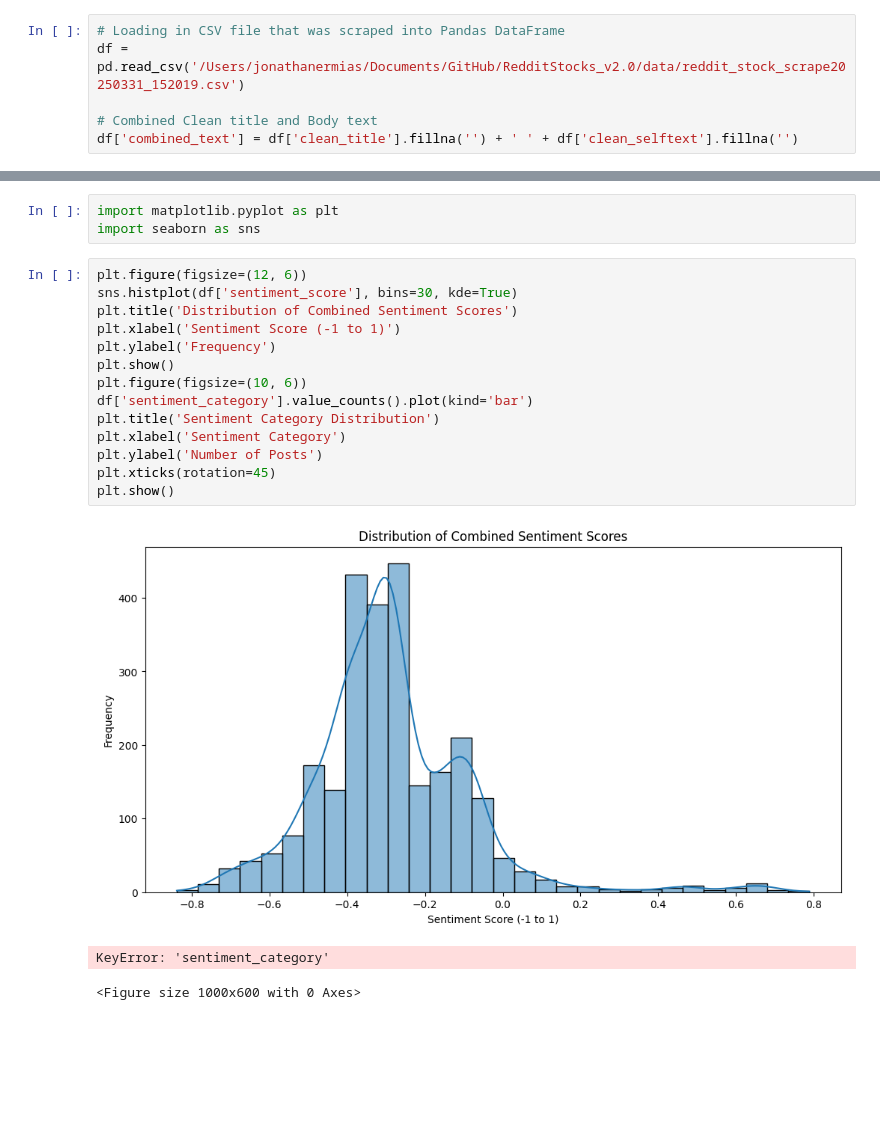
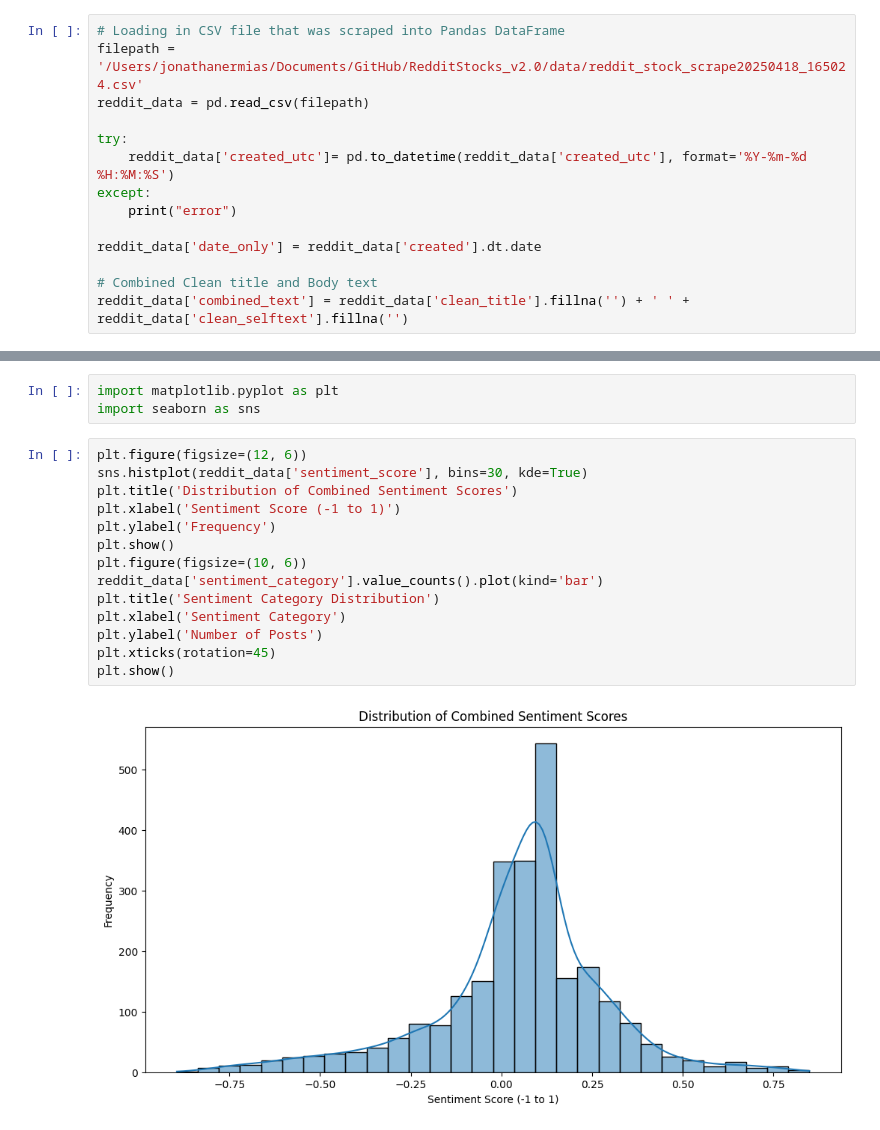
Before and after one commit to jonathanermias/RedditStocks_v2.0, a Jupyter notebook: app/VaderBertAnalysis.ipynb, the cells around one changed output, grey strips where cells are left out. Saved outputs shown, nothing was run; the diff lists cells and outputs as text; blank space fills up the shorter version.

```diff
--- a/app/VaderBertAnalysis.ipynb
+++ b/app/VaderBertAnalysis.ipynb
@@ -19,7 +19,15 @@ print(f"Using device: {device}")
 Using device: mps
 # %%
 # Loading in CSV file that was scraped into Pandas DataFrame
-df = pd.read_csv('/Users/jonathanermias/Documents/GitHub/RedditStocks_v2.0/data/reddit_stock_scrape20250331_152019.csv')
+filepath = '/Users/jonathanermias/Documents/GitHub/RedditStocks_v2.0/data/reddit_stock_scrape20250418_165024.csv'
+reddit_data = pd.read_csv(filepath)
+
+try:
+    reddit_data['created_utc']= pd.to_datetime(reddit_data['created_utc'], format='%Y-%m-%d %H:%M:%S')
+except:
+    print("error")
+
+reddit_data['date_only'] = reddit_data['created'].dt.date
 
 # Combined Clean title and Body text
-df['combined_text'] = df['clean_title'].fillna('') + ' ' + df['clean_selftext'].fillna('')
+reddit_data['combined_text'] = reddit_data['clean_title'].fillna('') + ' ' + reddit_data['clean_selftext'].fillna('')
@@ -192,19 +209,17 @@ import matplotlib.pyplot as plt
 import seaborn as sns
 # %%
 plt.figure(figsize=(12, 6))
-sns.histplot(df['sentiment_score'], bins=30, kde=True)
+sns.histplot(reddit_data['sentiment_score'], bins=30, kde=True)
 plt.title('Distribution of Combined Sentiment Scores')
 plt.xlabel('Sentiment Score (-1 to 1)')
 plt.ylabel('Frequency')
 plt.show()
 plt.figure(figsize=(10, 6))
-df['sentiment_category'].value_counts().plot(kind='bar')
+reddit_data['sentiment_category'].value_counts().plot(kind='bar')
 plt.title('Sentiment Category Distribution')
 plt.xlabel('Sentiment Category')
 plt.ylabel('Number of Posts')
 plt.xticks(rotation=45)
 plt.show()
 # %% [output]
-[figure, old version]
+[figure, new version]
-KeyError: 'sentiment_category'
-<Figure size 1000x600 with 0 Axes>
```
Also changed, not shown: parts of 5 cells of this notebook, 10 other files.
